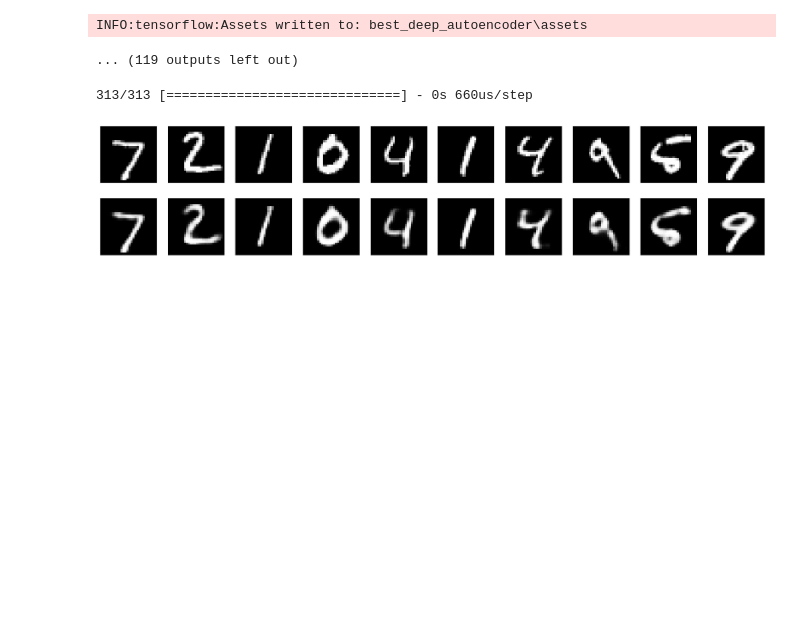
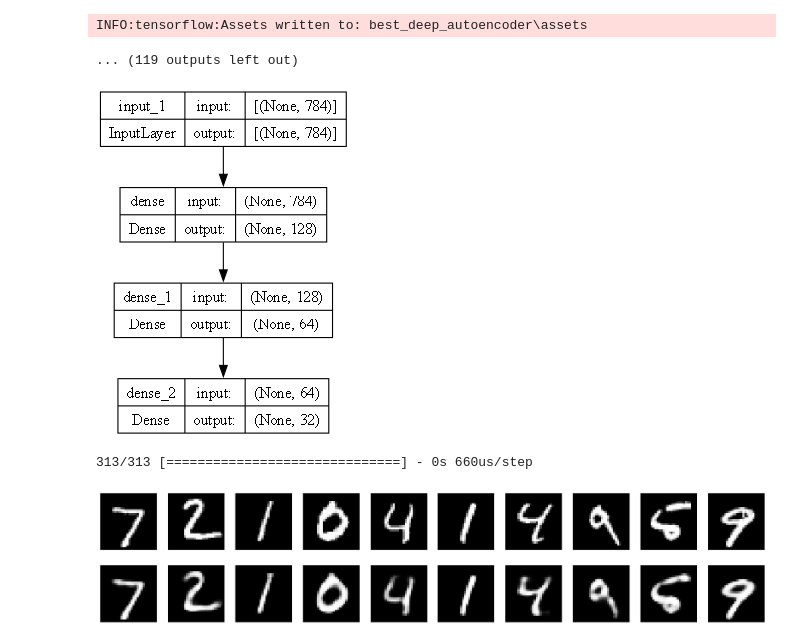
Before and after one commit to Karczel/AutoEncoder-for-Image-Denoising, a Jupyter notebook: Deep_Autoencoder.ipynb, the cells around one changed output. Cells and saved outputs as stored; diff of their text form; code cells hidden in the pictures; blank space fills up the shorter version.

```diff
--- a/Deep_Autoencoder.ipynb
+++ b/Deep_Autoencoder.ipynb
@@ -73,6 +73,18 @@ Epoch 6: val_loss improved from 0.10914 to 0.10688, saving model to best_deep_au
 INFO:tensorflow:Assets written to: best_deep_autoencoder\assets
 INFO:tensorflow:Assets written to: best_deep_autoencoder\assets
 ... (119 outputs left out)
+# %%
+# This model maps an input to its encoded representation
+encoder = keras.Model(input_img, encoded)
+# %%
+# plot_model autoencoder
+
+from keras.utils import plot_model
+
+plot_model(autoencoder, to_file='Deep_Autoencoder/autoencoder.png',dpi=80, show_shapes=True)
+plot_model(encoder, to_file='Deep_Autoencoder/encoder.png',dpi=80, show_shapes=True)
+# %% [output]
+[figure, added]
 # %%
 decoded_imgs = autoencoder.predict(x_test)
 # %% [output]
```
Also changed, not shown: 21 other files.
